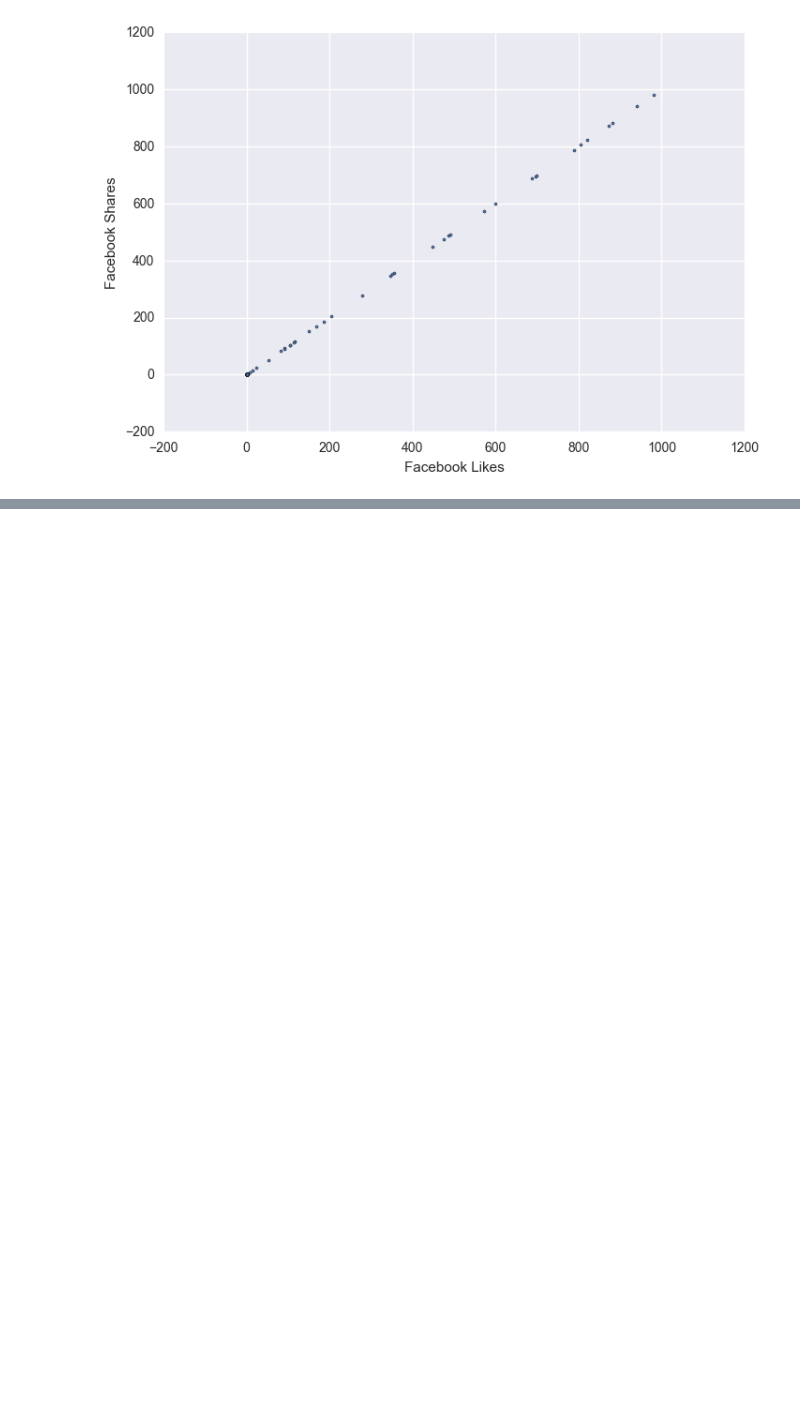
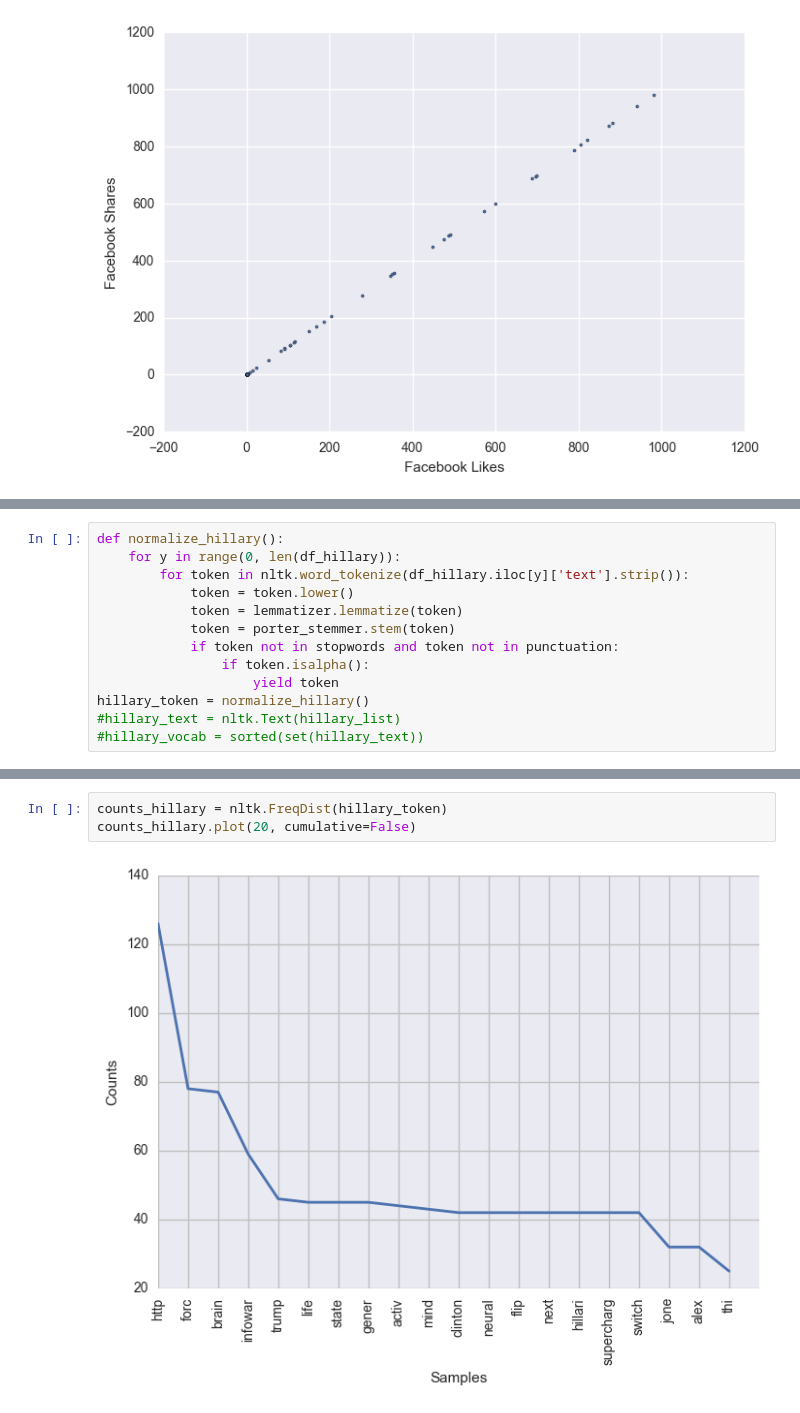
Before and after one commit to cjarmbrust1/cosc4931-introdatascience, a Jupyter notebook: Fake_News.ipynb, the cells around one changed output, grey strips where cells are left out. Cells and saved outputs as stored; diff of their text form; blank space fills up the shorter version.

```diff
--- a/Fake_News.ipynb
+++ b/Fake_News.ipynb
@@ -306,0 +326,13 @@ x_title
+# %%
+def normalize_hillary():
+    for y in range(0, len(df_hillary)):
+        for token in nltk.word_tokenize(df_hillary.iloc[y]['text'].strip()):
+            token = token.lower()
+            token = lemmatizer.lemmatize(token)
+            token = porter_stemmer.stem(token)
+            if token not in stopwords and token not in punctuation:
+                if token.isalpha():
+                    yield token
+hillary_token = normalize_hillary()
+#hillary_text = nltk.Text(hillary_list)
+#hillary_vocab = sorted(set(hillary_text))
@@ -306,0 +344,5 @@ x_title
+# %%
+counts_hillary = nltk.FreqDist(hillary_token)
+counts_hillary.plot(20, cumulative=False)
+# %% [output]
+[figure, added]
```
Also changed, not shown: parts of 34 cells of this notebook.
